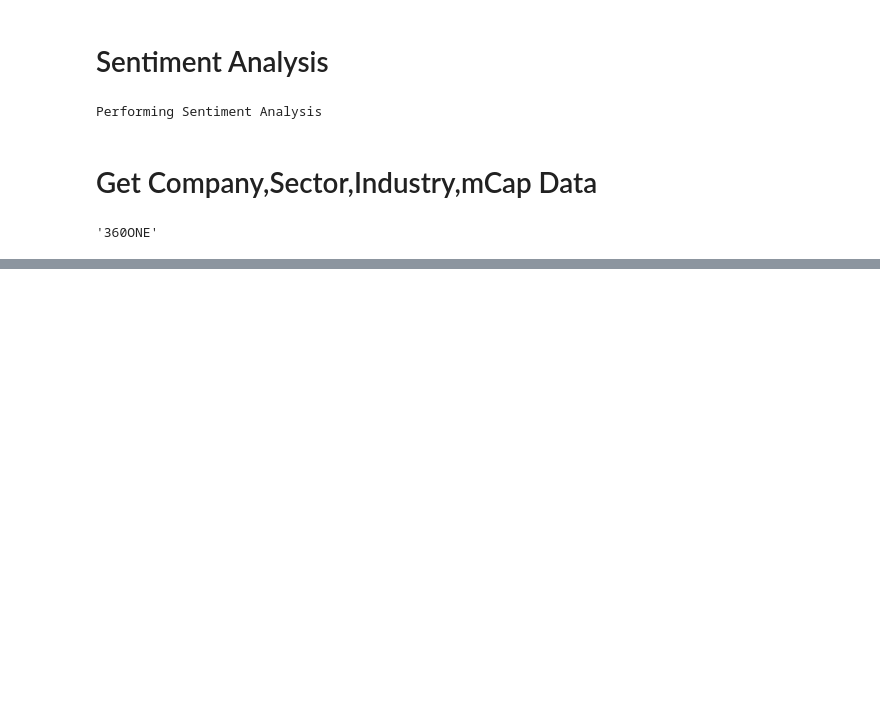
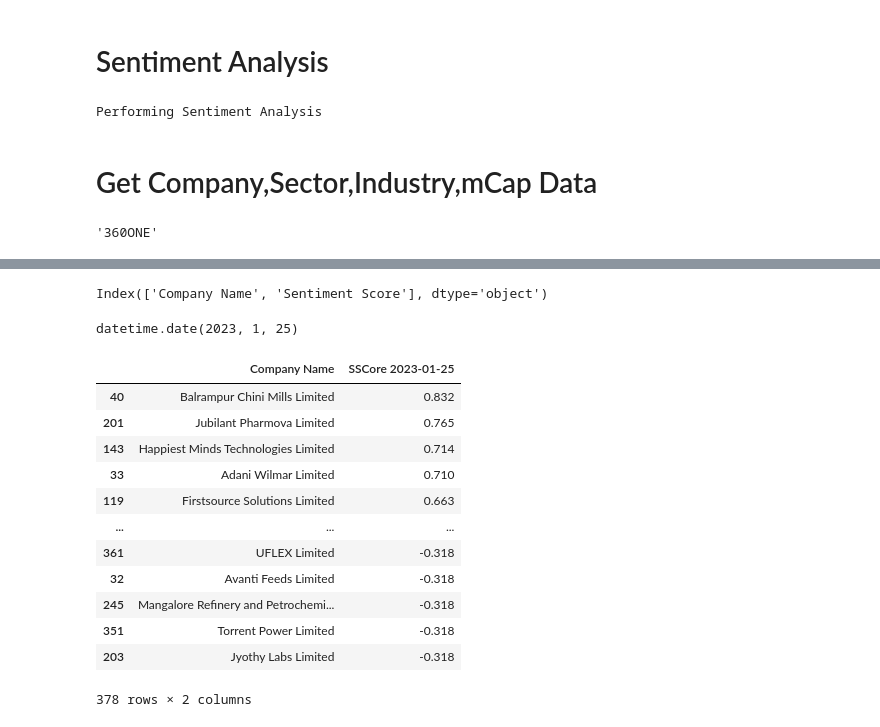
Before and after one commit to ramrajv/NIFTY_500_Sentiment_Analysis, a Jupyter notebook: playbook.ipynb, the cells around one changed output, grey strips where cells are left out. Saved outputs shown, nothing was run; the diff lists cells and outputs as text; code cells hidden in the pictures; blank space fills up the shorter version.

```diff
--- a/playbook.ipynb
+++ b/playbook.ipynb
@@ -257,3 +250,29 @@ fig.write_html('image.html')
 #     description = "This dashboard is updated at 17:30 IST Every Day with sentiment analysis performed on latest scraped news headlines.<br><br>"
 #     f.write(title + updated + description)
 #     f.write(fig.to_html(full_html=False, include_plotlyjs='cdn')) # write the fig created above into the html file
+# %%
+sentiscore.columns
+# %% [output]
+Index(['Company Name', 'Sentiment Score'], dtype='object')
+# %%
+tnow = datetime.date.today()
+# %%
+tnow
+# %% [output]
+datetime.date(2023, 1, 25)
+# %%
+sentiscore.rename(columns={'Sentiment Score':'SSCore'+' '+str(tnow)})
+# %% [output]
+|  | Company Name | SSCore 2023-01-25 |
+| 40 | Balrampur Chini Mills Limited | 0.832 |
+| 201 | Jubilant Pharmova Limited | 0.765 |
+| 143 | Happiest Minds Technologies Limited | 0.714 |
+| 33 | Adani Wilmar Limited | 0.710 |
+| 119 | Firstsource Solutions Limited | 0.663 |
+| ... | ... | ... |
+| 361 | UFLEX Limited | -0.318 |
+| 32 | Avanti Feeds Limited | -0.318 |
+| 245 | Mangalore Refinery and Petrochemi... | -0.318 |
+| 351 | Torrent Power Limited | -0.318 |
+| 203 | Jyothy Labs Limited | -0.318 |
+378 rows × 2 columns
```
Also changed, not shown: parts of 7 cells of this notebook.
